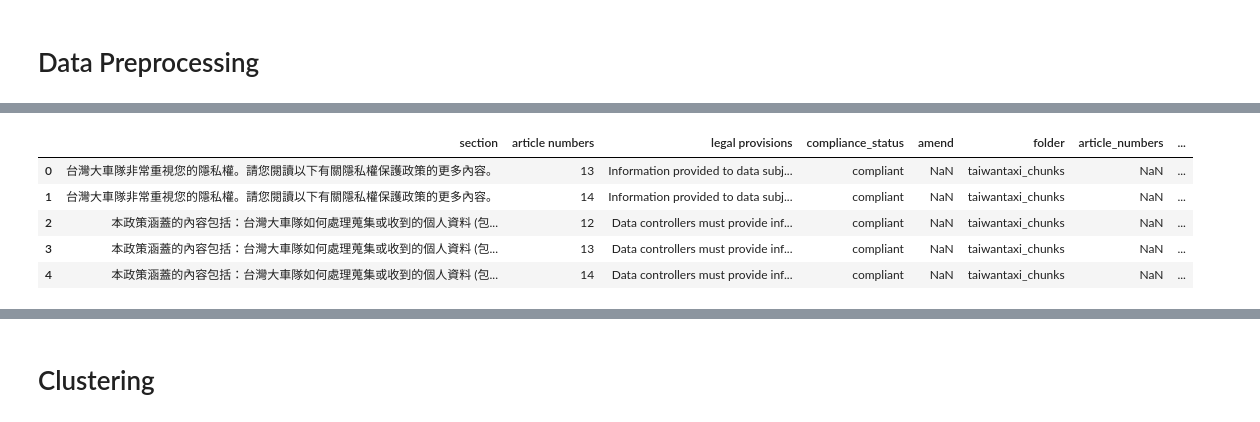
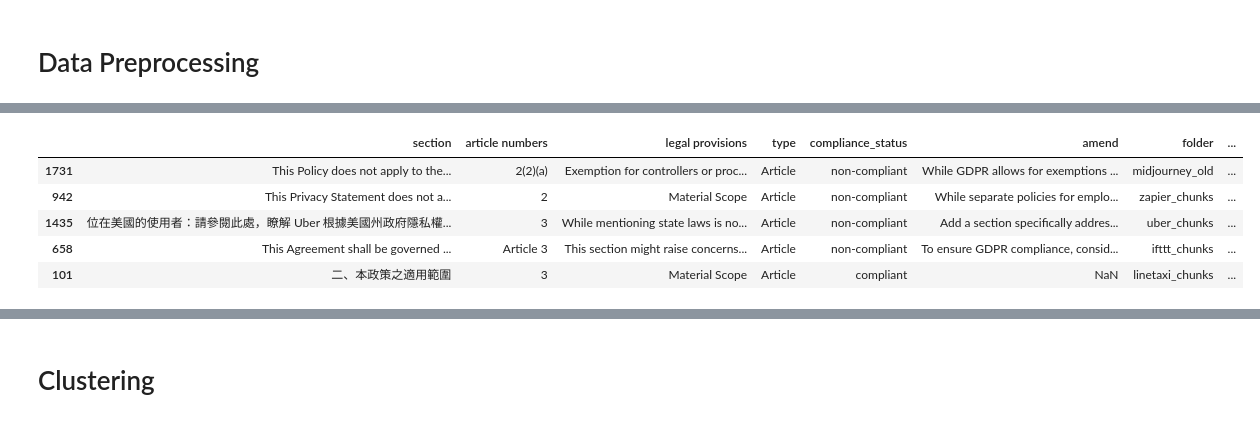
Before and after one commit to Chrouos/AAS_clustering, a Jupyter notebook: clustering.ipynb, the cells around one changed output, grey strips where cells are left out. Cells and saved outputs as stored; diff of their text form; code cells hidden in the pictures.

Commit message:
調整輸出的 JSON

```diff
--- a/clustering.ipynb
+++ b/clustering.ipynb
@@ -115,33 +129,25 @@ from bs4 import BeautifulSoup
 # %% [markdown]
 # Data Preprocessing
 # %%
-# 找到所有以 'report' 開頭的 .json 文件
+
 source_data_folder_name = 'batch0716'
 files = glob.glob(f'{source_data_folder_name}/*/report_*.json')
+
+# 提取重複使用的正則表達式
+article_pattern = r'\b(Article|Articles|Art|art|article|articles|GDPR)\b'
+recital_pattern = r'\b(recital|Recital|Rec|rec)\b'
 
 # 定義一個函數來讀取和處理單個 JSON 文件
 def process_file(file_path):
     with open(file_path, 'r', encoding='utf-8') as file:
         data = json.load(file)
 
-    compliant = data.get('compliant', [])
-    non_compliant = data.get('non_compliant', [])
-
-    compliant_df = pd.DataFrame(compliant)
-    non_compliant_df = pd.DataFrame(non_compliant)
-
-    if 'article numbers' not in compliant_df.columns:
-        compliant_df['article numbers'] = ''
-    if 'article numbers' not in non_compliant_df.columns:
-        non_compliant_df['article numbers'] = ''
-
-    compliant_split_df = split_articles(compliant_df)
-    non_compliant_split_df = split_articles(non_compliant_df)
-
-    compliant_split_df['compliance_status'] = 'compliant'
-    non_compliant_split_df['compliance_status'] = 'non-compliant'
-
-    combined_df = pd.concat([compliant_split_df, non_compliant_split_df], ignore_index=True)
+    # 處理 compliant 和 non_compliant 資料
+    combined_df = pd.concat([
+        create_dataframe(data.get('compliant', []), 'compliant'),
+        create_dataframe(data.get('non_compliant', []), 'non-compliant')],
+        ignore_index=True
+    )
 
     # 增加一個欄位標示資料夾名稱
     folder_name = os.path.basename(os.path.dirname(file_path))
@@ -149,18 +155,47 @@ def process_file(file_path):
 
     return combined_df
 
-# 定義一個函數來拆分條文
+# 定義一個函數來創建資料框並拆分條文
+def create_dataframe(data_list, compliance_status):
+    df = pd.DataFrame(data_list)
+
+    if 'article numbers' not in df.columns:
+        df['article numbers'] = ''
+
+    split_df = split_articles(df)
+    split_df['compliance_status'] = compliance_status
+
+    return split_df
+
+# 定義一個函數來拆分條文並新增 Type 欄位
 def split_articles(df):
     rows = []
     for _, row in df.iterrows():
-        # 確保 'article numbers' 為字符串，並處理缺失值
         article_numbers = str(row['article numbers']) if pd.notnull(row['article numbers']) else ''
         articles = article_numbers.split(', ')
         for article in articles:
             new_row = row.copy()
             new_row['article numbers'] = article
+
+            # 判斷是 Article 還是 Recital
+            new_row['type'] = classify_article_type(article)
+
             rows.append(new_row)
     return pd.DataFrame(rows)
+
+# 定義一個函數來分類 Article 或 Recital
+def classify_article_type(article):
+    if re.search(article_pattern, article, re.IGNORECASE):
+        return 'Article'
+    elif re.search(recital_pattern, article, re.IGNORECASE):
+        return 'Recital'
+    else:
+        return 'Article' # 預設為 Article
+
+# 定義清理文章號碼的函數，只保留整數部分
+def clean_article_number(article):
+    match = re.match(r'^\d+', article)  # 只匹配整數部分
+    return match.group(0) if match else ""
 
 # 處理所有文件並合併結果
 all_data = pd.DataFrame()
@@ -171,17 +206,25 @@ for file in files:
 # 保留原始的 article numbers 並移除贅詞的版本
 all_data['clean_article numbers'] = (
     all_data['article numbers']
-    .str.replace(r'\b(Article|Articles|Art|GDPR|recital|Recital|Rec)\b', '', regex=True)  # 移除指定的贅詞
+    .str.replace(article_pattern, '', regex=True)  # 移除 Article 相關的贅詞
+    .str.replace(recital_pattern, '', regex=True)  # 移除 Recital 相關的贅詞
     .str.replace(r'(?<!\d)\.(?!\d)', '', regex=True)  # 移除不在數字之間的點
     .str.strip()
 )
+
+# 將 clean_article numbers 轉換成 single_article
+all_data['single_article'] = all_data['clean_article numbers'].apply(clean_article_number)
+all_data = all_data[all_data['single_article'].notna() & (all_data['single_article'] != '')]
+all_data['single_article'] = all_data['single_article'].astype(int)
+all_data = all_data.sort_values(by='single_article')
+
+# 打印數量並顯示頭部數據
+print("所有數量:", len(all_data))
+print("clean_article numbers:", len(all_data['article numbers'].unique()))
 
 # 將合併後的 DataFrame 存成 Excel 文件
 excel_file_path = f'./{source_data_folder_name}_cleaned_compliance_data_with_original.xlsx'
 all_data.to_excel(excel_file_path, index=False)
 
-# 打印數量並顯示頭部數據
-print("所有數量:", len(all_data))
-print("clean_article numbers:", len(all_data['article numbers'].unique()))
 all_data.head()
 # %% [output]
@@ -190,6 +233,6 @@ clean_article numbers: 436
-|  | section | article numbers | legal provisions | compliance_status | amend | folder | article_numbers | ... |
-| 0 | 台灣大車隊非常重視您的隱私權。請您閱讀以下有關隱私權保護政策的更多內容。 | 13 | Information provided to data subj... | compliant | NaN | taiwantaxi_chunks | NaN | ... |
-| 1 | 台灣大車隊非常重視您的隱私權。請您閱讀以下有關隱私權保護政策的更多內容。 | 14 | Information provided to data subj... | compliant | NaN | taiwantaxi_chunks | NaN | ... |
-| 2 | 本政策涵蓋的內容包括：台灣大車隊如何處理蒐集或收到的個人資料 (包... | 12 | Data controllers must provide inf... | compliant | NaN | taiwantaxi_chunks | NaN | ... |
-| 3 | 本政策涵蓋的內容包括：台灣大車隊如何處理蒐集或收到的個人資料 (包... | 13 | Data controllers must provide inf... | compliant | NaN | taiwantaxi_chunks | NaN | ... |
-| 4 | 本政策涵蓋的內容包括：台灣大車隊如何處理蒐集或收到的個人資料 (包... | 14 | Data controllers must provide inf... | compliant | NaN | taiwantaxi_chunks | NaN | ... |
+|  | section | article numbers | legal provisions | type | compliance_status | amend | folder | ... |
+| 1731 | This Policy does not apply to the... | 2(2)(a) | Exemption for controllers or proc... | Article | non-compliant | While GDPR allows for exemptions ... | midjourney_old | ... |
+| 942 | This Privacy Statement does not a... | 2 | Material Scope | Article | non-compliant | While separate policies for emplo... | zapier_chunks | ... |
+| 1435 | 位在美國的使用者：請參閱此處，瞭解 Uber 根據美國州政府隱私權... | 3 | While mentioning state laws is no... | Article | non-compliant | Add a section specifically addres... | uber_chunks | ... |
+| 658 | This Agreement shall be governed ... | Article 3 | This section might raise concerns... | Article | non-compliant | To ensure GDPR compliance, consid... | ifttt_chunks | ... |
+| 101 | 二、本政策之適用範圍 | 3 | Material Scope | Article | compliant | NaN | linetaxi_chunks | ... |
```
Also changed, not shown: parts of 21 cells of this notebook, 5 other files.
